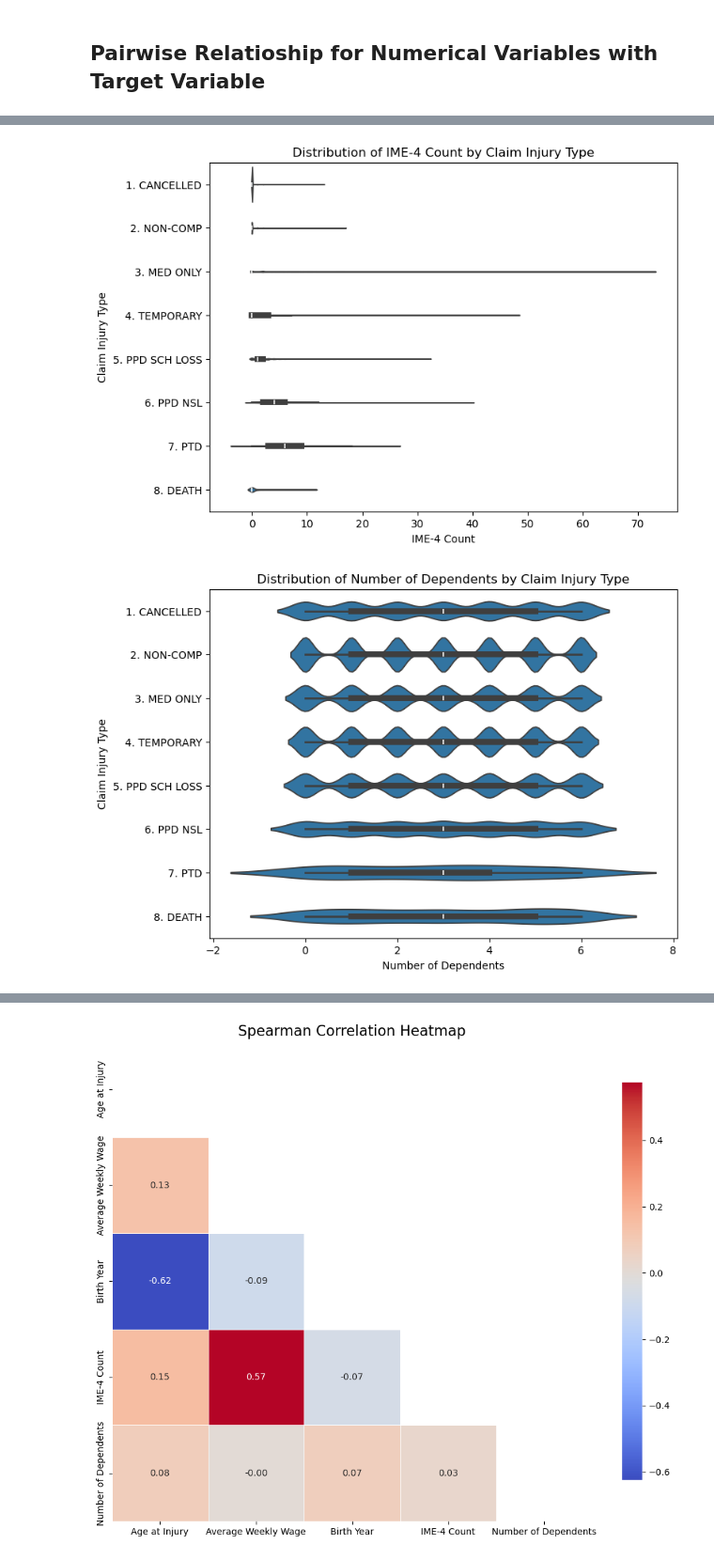
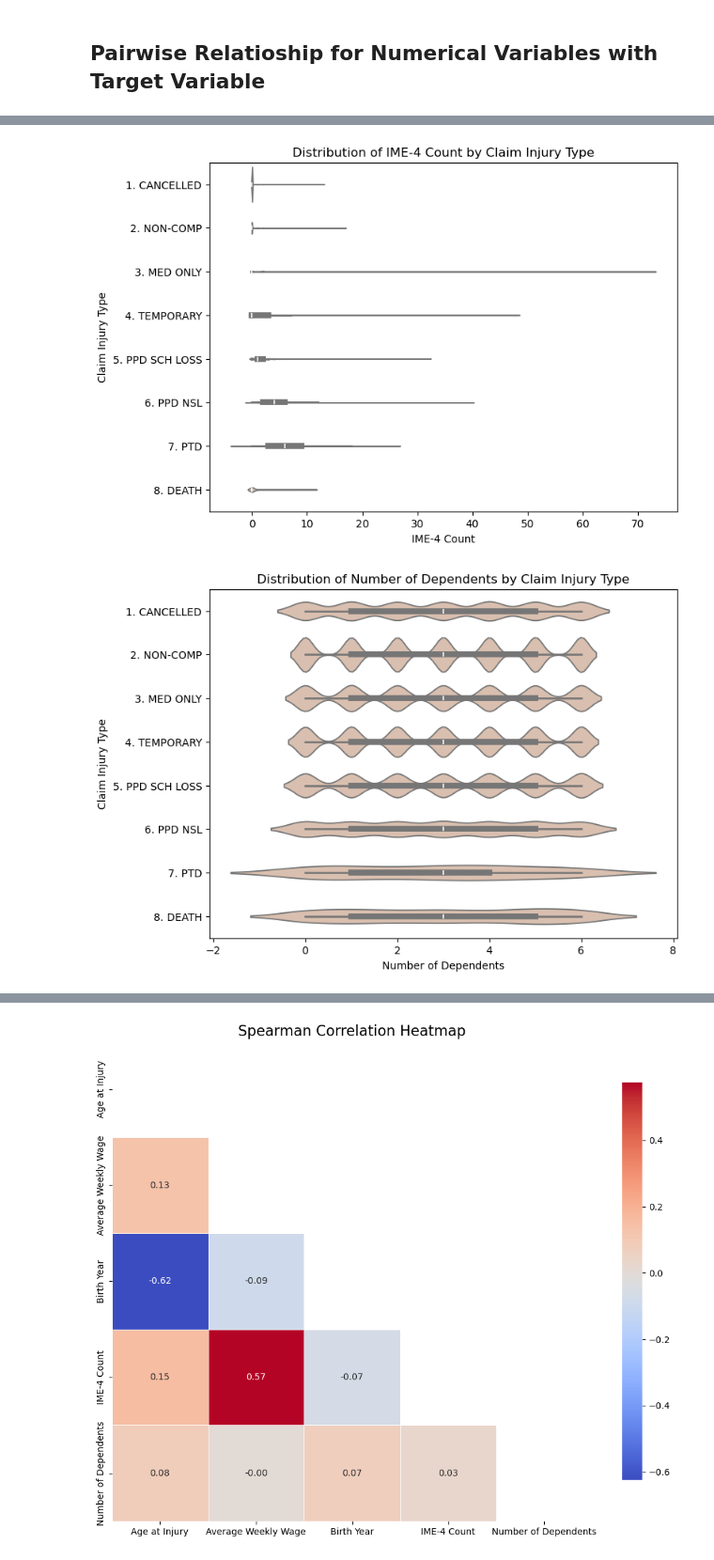
Before and after one commit to DiogoPF/Multiclass_Classification-WCB, a Jupyter notebook: resources/explorative analysis_Isa.ipynb, the cells around one changed output, grey strips where cells are left out. Shown at 94% size. Saved outputs shown, nothing was run; the diff lists cells and outputs as text; code cells hidden in the pictures.

```diff
--- a/resources/explorative analysis_Isa.ipynb
+++ b/resources/explorative analysis_Isa.ipynb
@@ -899,7 +899,7 @@ target_variable = 'Claim Injury Type'
 # Iterate over numeric features and create violin plots
 for feature in numeric:
     plt.figure(figsize=(8, 6))
-    sns.violinplot(x=feature, y=target_variable, data=df)
+    sns.violinplot(x=feature, y=target_variable, data=df, color='#e0bda8')
     plt.xlabel(feature)
     plt.ylabel(target_variable)
     plt.title(f"Distribution of {feature} by {target_variable}")
@@ -911,2 +911,2 @@ for feature in numeric:
-[figure, old version]
+[figure, new version]
-[figure, old version]
+[figure, new version]
```
Also changed, not shown: parts of 4 cells of this notebook.
